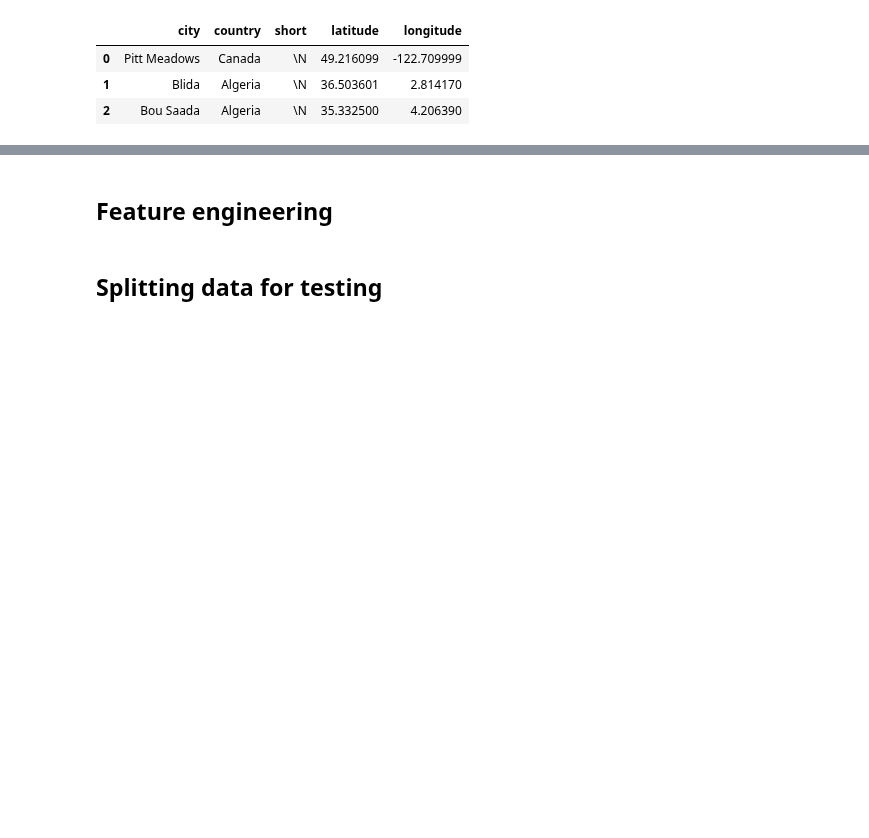
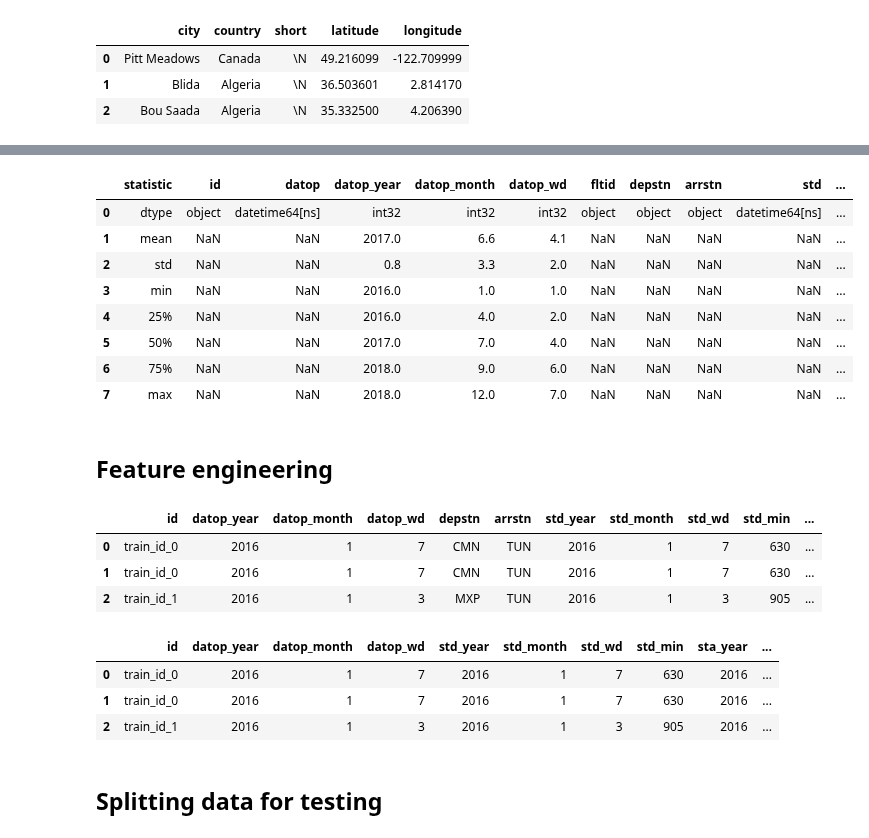
Before and after one commit to SimonBernarding/ML_project_SimonBernarding, a Jupyter notebook: EDA-and-modeling.ipynb, the cells around one changed output, grey strips where cells are left out. Drawn from its saved outputs; the diff is of its cells as text; code cells hidden in the pictures; blank space fills up the shorter version.

Commit message:
encoding, basis model

```diff
--- a/EDA-and-modeling.ipynb
+++ b/EDA-and-modeling.ipynb
@@ -461,2 +488,34 @@ df.head(3)
+# %%
+# EDA info & describe
+info = pd.concat([
+df.dtypes.to_frame().T,
+df.mean(numeric_only=True).to_frame().T,
+df.std(numeric_only=True).to_frame().T,
+df.min(numeric_only=True).to_frame().T,
+df.quantile(0.25, numeric_only=True).to_frame().T,
+df.quantile(0.5, numeric_only=True).to_frame().T,
+df.quantile(0.75, numeric_only=True).to_frame().T,
+df.max(numeric_only=True).to_frame().T,], ignore_index=True).applymap(lambda x: round(x, 1) if isinstance(x, (int, float)) else x)
+
+info.insert(0, 'statistic', ['dtype', 'mean', 'std', 'min', '25%', '50%', '75%', 'max'])
+info
+# %% [output]
+|  | statistic | id | datop | datop_year | datop_month | datop_wd | fltid | depstn | arrstn | std | ... |
+| 0 | dtype | object | datetime64[ns] | int32 | int32 | int32 | object | object | object | datetime64[ns] | ... |
+| 1 | mean | NaN | NaN | 2017.0 | 6.6 | 4.1 | NaN | NaN | NaN | NaN | ... |
+| 2 | std | NaN | NaN | 0.8 | 3.3 | 2.0 | NaN | NaN | NaN | NaN | ... |
+| 3 | min | NaN | NaN | 2016.0 | 1.0 | 1.0 | NaN | NaN | NaN | NaN | ... |
+| 4 | 25% | NaN | NaN | 2016.0 | 4.0 | 2.0 | NaN | NaN | NaN | NaN | ... |
+| 5 | 50% | NaN | NaN | 2017.0 | 7.0 | 4.0 | NaN | NaN | NaN | NaN | ... |
+| 6 | 75% | NaN | NaN | 2018.0 | 9.0 | 6.0 | NaN | NaN | NaN | NaN | ... |
+| 7 | max | NaN | NaN | 2018.0 | 12.0 | 7.0 | NaN | NaN | NaN | NaN | ... |
 # %% [markdown]
 ## Feature engineering
+# %%
+df = df.drop(['datop', 'fltid', 'std', 'sta', 'ac', 'short', 'short_arr'], axis=1)
+df.head(3)
+# %% [output]
+|  | id | datop_year | datop_month | datop_wd | depstn | arrstn | std_year | std_month | std_wd | std_min | ... |
+| 0 | train_id_0 | 2016 | 1 | 7 | CMN | TUN | 2016 | 1 | 7 | 630 | ... |
+| 1 | train_id_0 | 2016 | 1 | 7 | CMN | TUN | 2016 | 1 | 7 | 630 | ... |
+| 2 | train_id_1 | 2016 | 1 | 3 | MXP | TUN | 2016 | 1 | 3 | 905 | ... |
@@ -463,2 +546,12 @@ df.head(3)
+# %%
+df = df.drop(['depstn', 'arrstn', 'status', 'airplane_model', 'producer', 'airline_1', 'airline_2', 'city_dep', 'country_dep', 'city_arr', 'country_arr'], axis=1)
+duplicate_columns = df.columns[df.columns.duplicated()]
+df = df.loc[:, ~df.columns.duplicated()]
+df.head(3)
+# %% [output]
+|  | id | datop_year | datop_month | datop_wd | std_year | std_month | std_wd | std_min | sta_year | ... |
+| 0 | train_id_0 | 2016 | 1 | 7 | 2016 | 1 | 7 | 630 | 2016 | ... |
+| 1 | train_id_0 | 2016 | 1 | 7 | 2016 | 1 | 7 | 630 | 2016 | ... |
+| 2 | train_id_1 | 2016 | 1 | 3 | 2016 | 1 | 3 | 905 | 2016 | ... |
 # %% [markdown]
 ## Splitting data for testing
```
Also changed, not shown: parts of 10 cells of this notebook, 1 other file.
